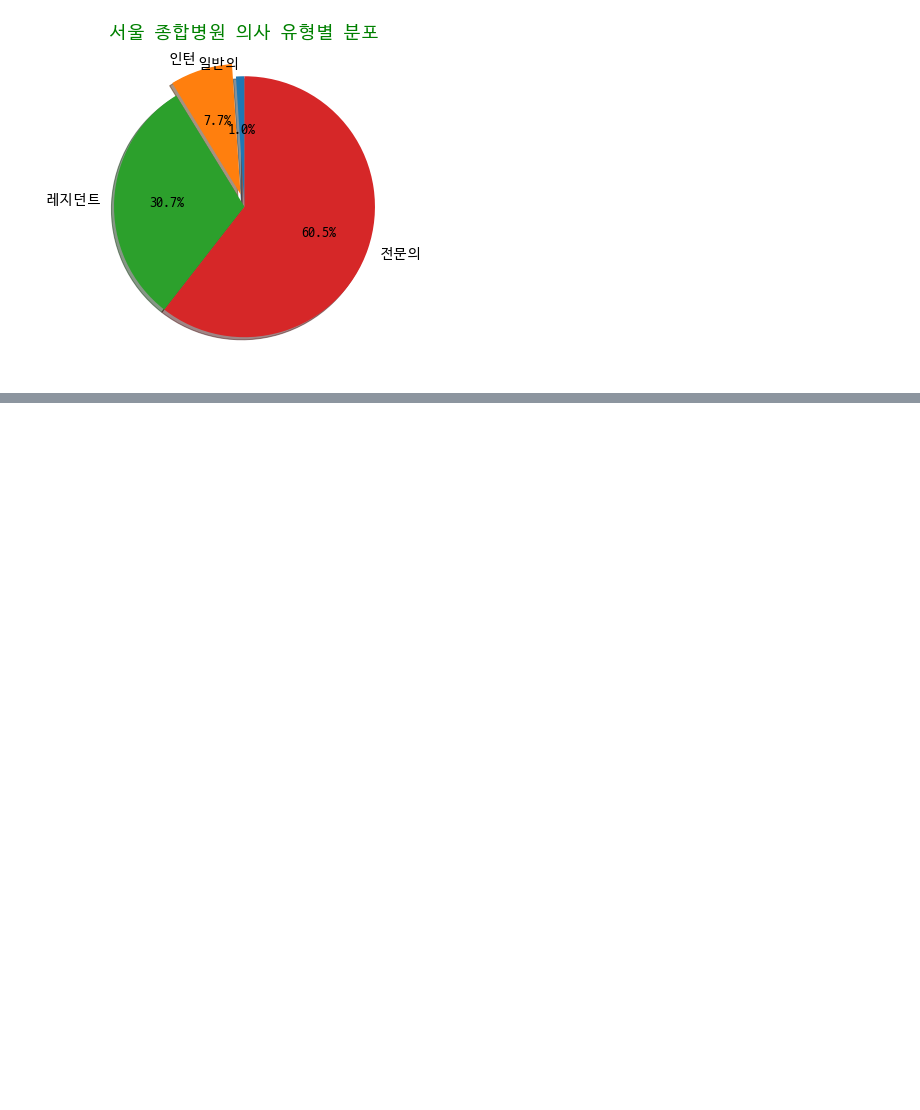
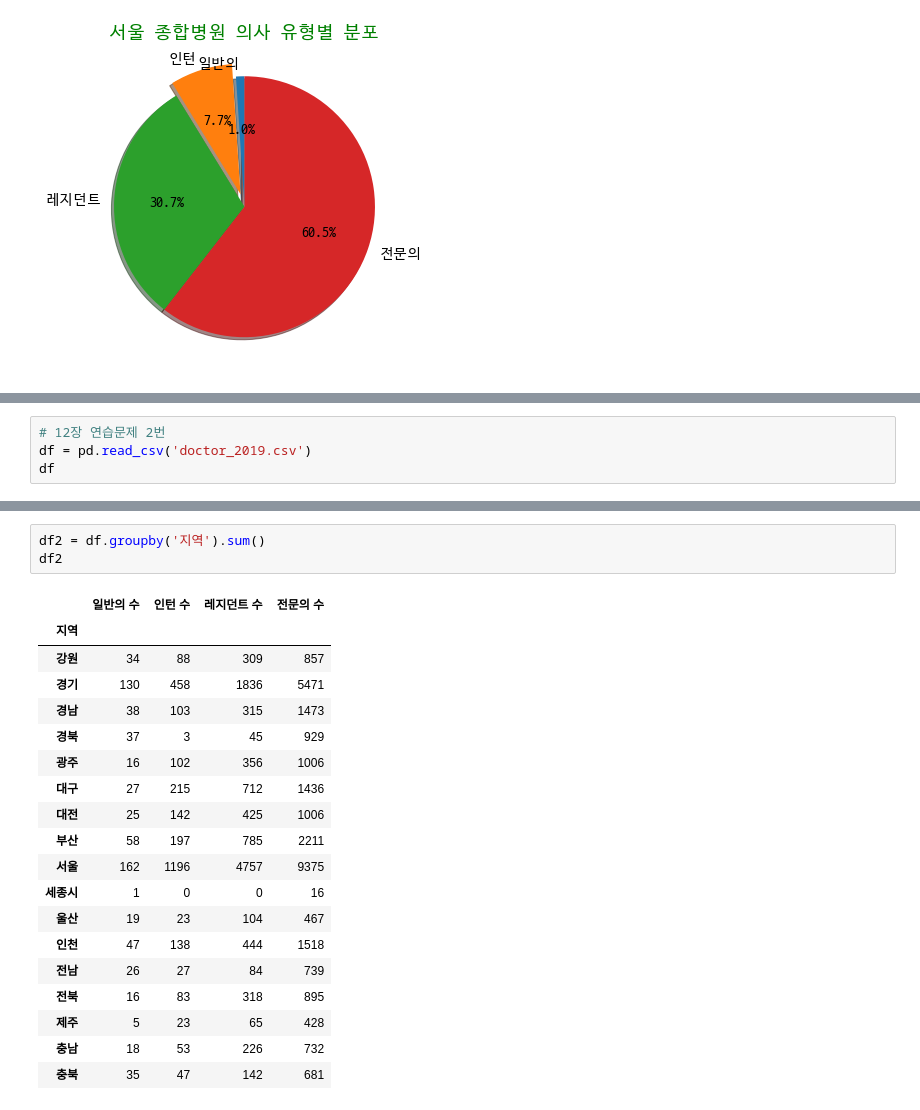
Before and after one commit to chohyunchul/p-basic, a Jupyter notebook: Matplotlib/cheapter 12장 연습문제.ipynb, the cells around one changed output, grey strips where cells are left out. Cells and saved outputs as stored; diff of their text form; blank space fills up the shorter version.

```diff
--- a/Matplotlib/cheapter 12장 연습문제.ipynb
+++ b/Matplotlib/cheapter 12장 연습문제.ipynb
@@ -262,0 +321,4 @@ f.close()
+# %%
+# 12장 연습문제 2번
+df = pd.read_csv('doctor_2019.csv')
+df
@@ -262,0 +339,23 @@ f.close()
+# %%
+df2 = df.groupby('지역').sum()
+df2
+# %% [output]
+|  | 일반의 수 | 인턴 수 | 레지던트 수 | 전문의 수 |
+| 지역 |  |  |  |  |
+| 강원 | 34 | 88 | 309 | 857 |
+| 경기 | 130 | 458 | 1836 | 5471 |
+| 경남 | 38 | 103 | 315 | 1473 |
+| 경북 | 37 | 3 | 45 | 929 |
+| 광주 | 16 | 102 | 356 | 1006 |
+| 대구 | 27 | 215 | 712 | 1436 |
+| 대전 | 25 | 142 | 425 | 1006 |
+| 부산 | 58 | 197 | 785 | 2211 |
+| 서울 | 162 | 1196 | 4757 | 9375 |
+| 세종시 | 1 | 0 | 0 | 16 |
+| 울산 | 19 | 23 | 104 | 467 |
+| 인천 | 47 | 138 | 444 | 1518 |
+| 전남 | 26 | 27 | 84 | 739 |
+| 전북 | 16 | 83 | 318 | 895 |
+| 제주 | 5 | 23 | 65 | 428 |
+| 충남 | 18 | 53 | 226 | 732 |
+| 충북 | 35 | 47 | 142 | 681 |
```
Also changed, not shown: parts of 12 cells of this notebook, 32 other files.
